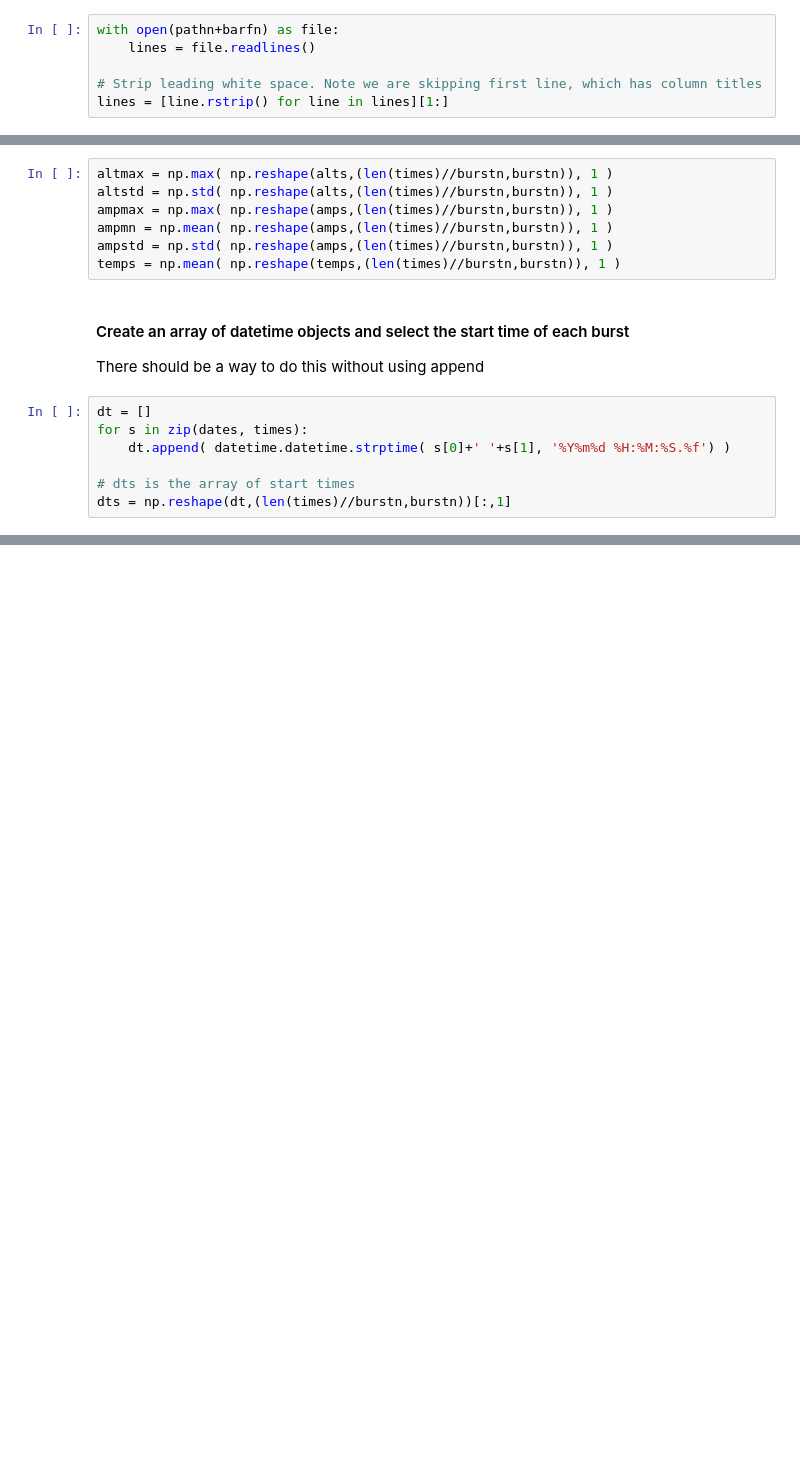
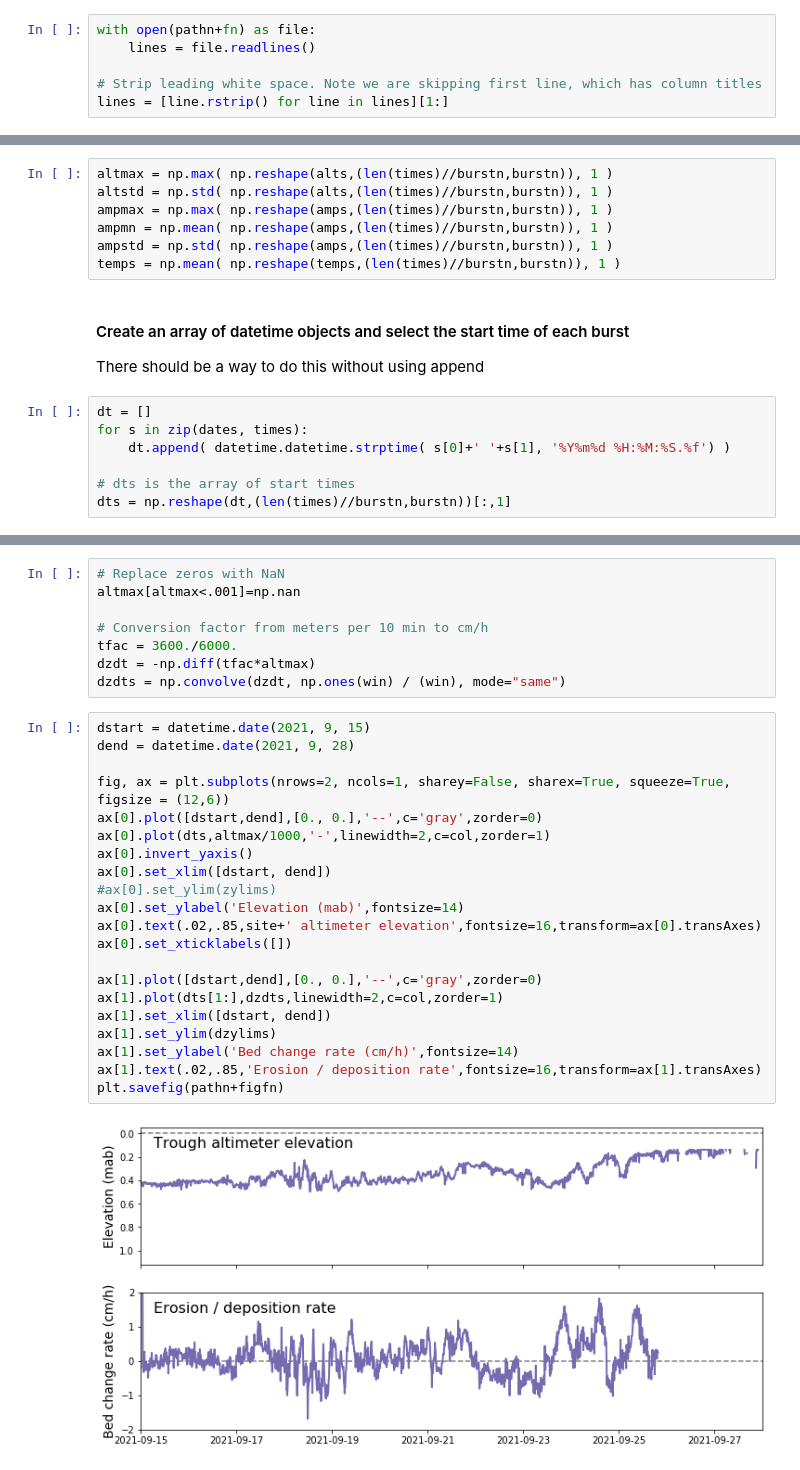
Before and after one commit to csherwood-usgs/DUNEX, a Jupyter notebook: plot_DUNEX_altimeter.ipynb, the cells around one changed output, grey strips where cells are left out. Saved outputs shown, nothing was run; the diff lists cells and outputs as text; blank space fills up the shorter version.

Commit message:
complete altimeter files v1

```diff
--- a/plot_DUNEX_altimeter.ipynb
+++ b/plot_DUNEX_altimeter.ipynb
@@ -15,7 +38,7 @@ burstn = 10
 # %% [markdown]
 #### Read the file into memory and strip leading white space
 # %%
-with open(pathn+barfn) as file:
+with open(pathn+fn) as file:
     lines = file.readlines()
 
 # Strip leading white space. Note we are skipping first line, which has column titles
@@ -80,0 +74,31 @@ dfb
+# %%
+# Replace zeros with NaN
+altmax[altmax<.001]=np.nan
+
+# Conversion factor from meters per 10 min to cm/h
+tfac = 3600./6000.
+dzdt = -np.diff(tfac*altmax)
+dzdts = np.convolve(dzdt, np.ones(win) / (win), mode="same")
+# %%
+dstart = datetime.date(2021, 9, 15)
+dend = datetime.date(2021, 9, 28)
+
+fig, ax = plt.subplots(nrows=2, ncols=1, sharey=False, sharex=True, squeeze=True, figsize = (12,6))
+ax[0].plot([dstart,dend],[0., 0.],'--',c='gray',zorder=0)
+ax[0].plot(dts,altmax/1000,'-',linewidth=2,c=col,zorder=1)
+ax[0].invert_yaxis()
+ax[0].set_xlim([dstart, dend])
+#ax[0].set_ylim(zylims)
+ax[0].set_ylabel('Elevation (mab)',fontsize=14)
+ax[0].text(.02,.85,site+' altimeter elevation',fontsize=16,transform=ax[0].transAxes)
+ax[0].set_xticklabels([])
+
+ax[1].plot([dstart,dend],[0., 0.],'--',c='gray',zorder=0)
+ax[1].plot(dts[1:],dzdts,linewidth=2,c=col,zorder=1)
+ax[1].set_xlim([dstart, dend])
+ax[1].set_ylim(dzylims)
+ax[1].set_ylabel('Bed change rate (cm/h)',fontsize=14)
+ax[1].text(.02,.85,'Erosion / deposition rate',fontsize=16,transform=ax[1].transAxes)
+plt.savefig(pathn+figfn)
+# %% [output]
+[figure, added]
```
Also changed, not shown: parts of 3 cells of this notebook.
